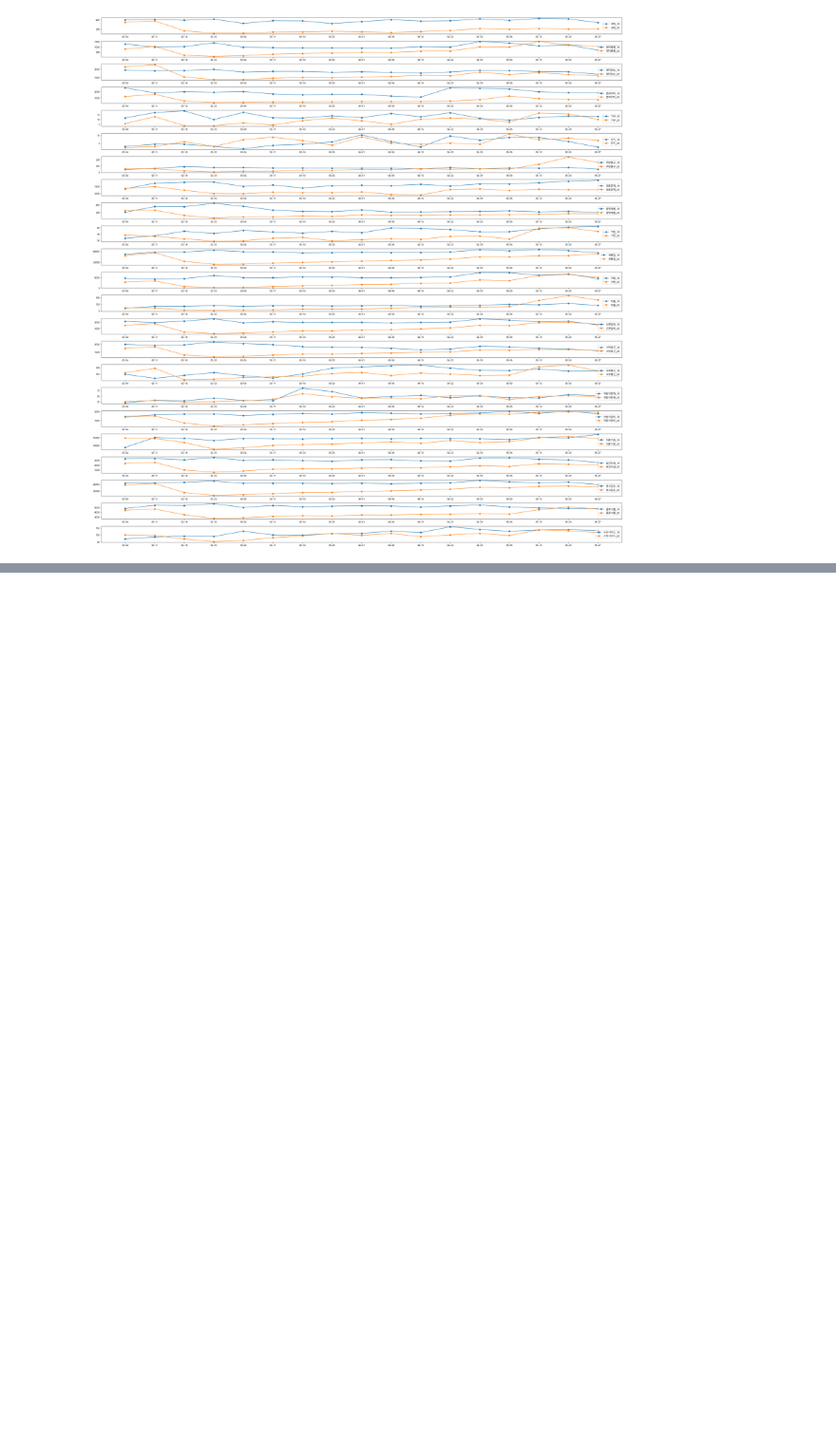
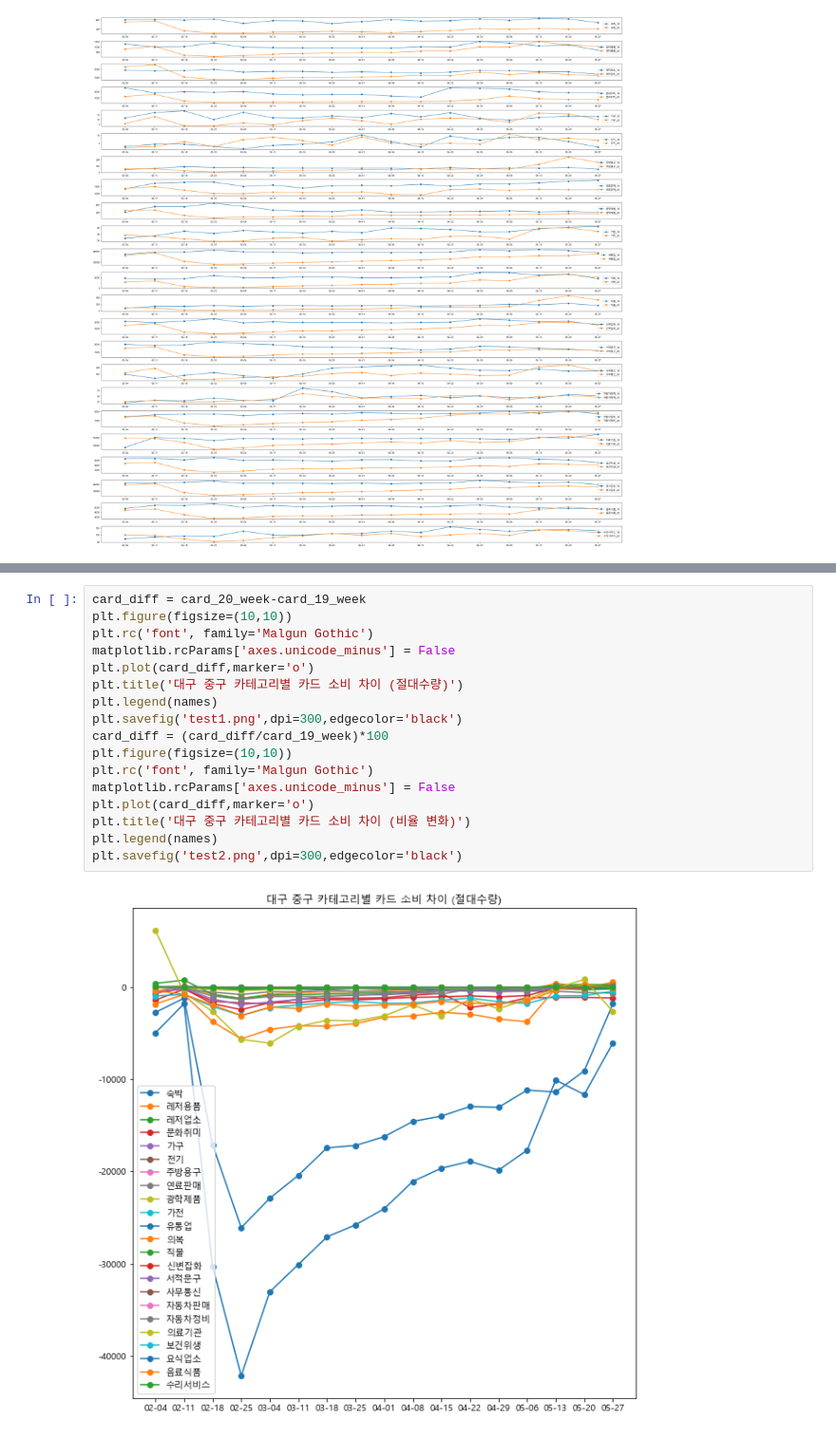
Before and after one commit to ineed-coffee/multicampus-AI-engineering, a Jupyter notebook: AI 학습을 위한 데이터 수집 및 저장/bigcon_card.ipynb, the cells around one changed output, grey strips where cells are left out. Shown at 95% size. Drawn from its saved outputs; the diff is of its cells as text; blank space fills up the shorter version.

```diff
--- a/AI 학습을 위한 데이터 수집 및 저장/bigcon_card.ipynb
+++ b/AI 학습을 위한 데이터 수집 및 저장/bigcon_card.ipynb
@@ -82,0 +118,19 @@ plt.tight_layout()
+# %%
+card_diff = card_20_week-card_19_week
+plt.figure(figsize=(10,10))
+plt.rc('font', family='Malgun Gothic')
+matplotlib.rcParams['axes.unicode_minus'] = False
+plt.plot(card_diff,marker='o')
+plt.title('대구 중구 카테고리별 카드 소비 차이 (절대수량)')
+plt.legend(names)
+plt.savefig('test1.png',dpi=300,edgecolor='black')
+card_diff = (card_diff/card_19_week)*100
+plt.figure(figsize=(10,10))
+plt.rc('font', family='Malgun Gothic')
+matplotlib.rcParams['axes.unicode_minus'] = False
+plt.plot(card_diff,marker='o')
+plt.title('대구 중구 카테고리별 카드 소비 차이 (비율 변화)')
+plt.legend(names)
+plt.savefig('test2.png',dpi=300,edgecolor='black')
+# %% [output]
+[figure, added]
```
Also changed, not shown: parts of 8 cells of this notebook, 3 other files.
